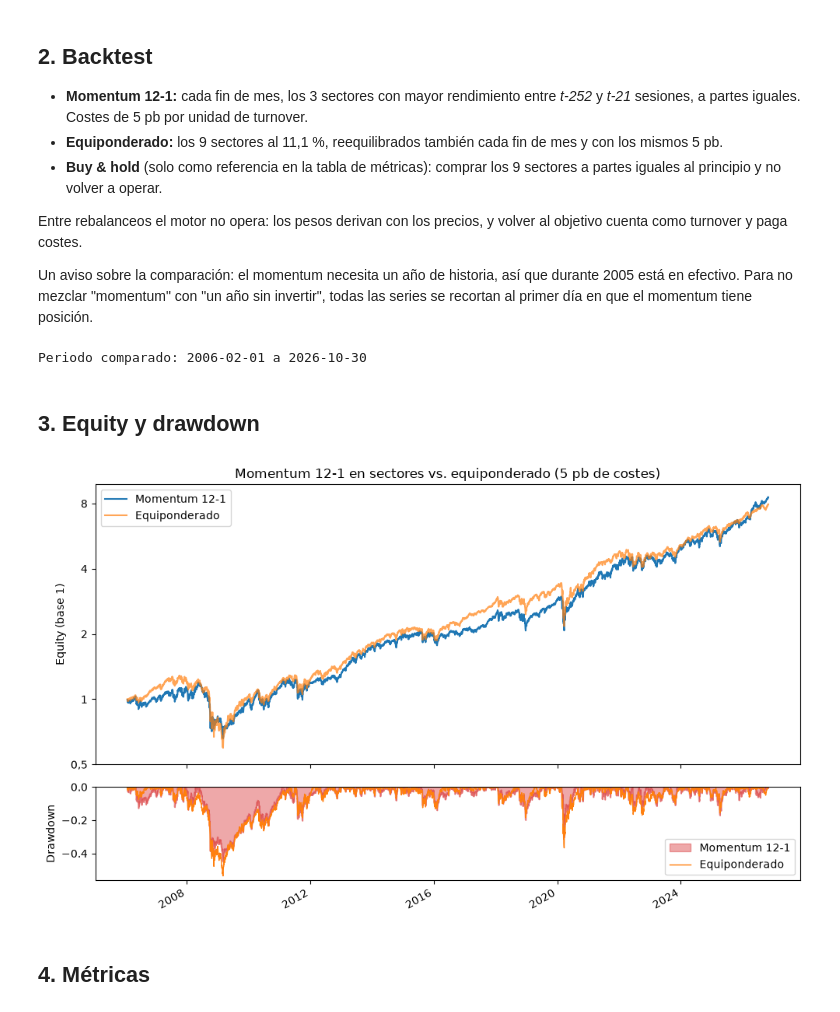
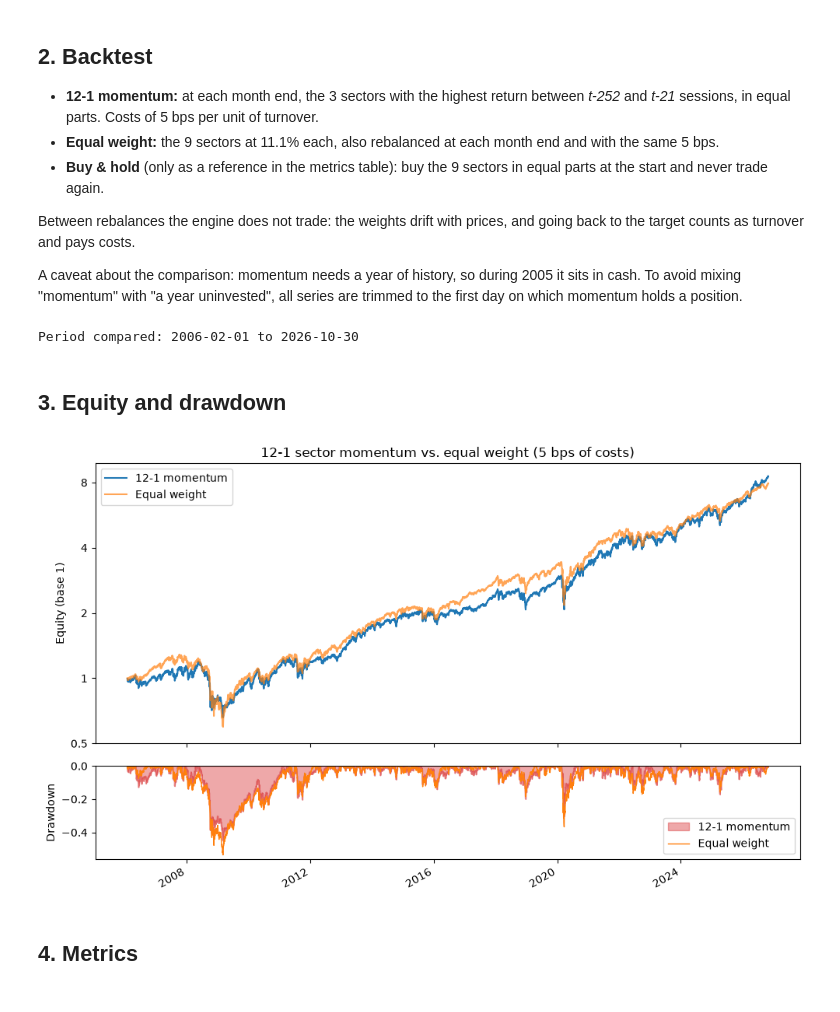
Before and after one commit to paablomorillo/quant-backtester, a Jupyter notebook: notebooks/01_sector_momentum.ipynb, the cells around one changed output. Drawn from its saved outputs; the diff is of its cells as text; code cells hidden in the pictures.

```diff
--- a/notebooks/01_sector_momentum.ipynb
+++ b/notebooks/01_sector_momentum.ipynb
@@ -58,13 +58,13 @@ quality_report(prices)
 # %% [markdown]
 ## 2. Backtest
 
-- **Momentum 12-1:** cada fin de mes, los 3 sectores con mayor rendimiento entre *t-252* y *t-21* sesiones, a partes iguales. Costes de 5 pb por unidad de turnover.
-- **Equiponderado:** los 9 sectores al 11,1 %, reequilibrados también cada fin de mes y con los mismos 5 pb.
-- **Buy & hold** (solo como referencia en la tabla de métricas): comprar los 9 sectores a partes iguales al principio y no volver a operar.
+- **12-1 momentum:** at each month end, the 3 sectors with the highest return between *t-252* and *t-21* sessions, in equal parts. Costs of 5 bps per unit of turnover.
+- **Equal weight:** the 9 sectors at 11.1% each, also rebalanced at each month end and with the same 5 bps.
+- **Buy & hold** (only as a reference in the metrics table): buy the 9 sectors in equal parts at the start and never trade again.
 
-Entre rebalanceos el motor no opera: los pesos derivan con los precios, y volver al objetivo cuenta como turnover y paga costes.
+Between rebalances the engine does not trade: the weights drift with prices, and going back to the target counts as turnover and pays costs.
 
-Un aviso sobre la comparación: el momentum necesita un año de historia, así que durante 2005 está en efectivo. Para no mezclar "momentum" con "un año sin invertir", todas las series se recortan al primer día en que el momentum tiene posición.
+A caveat about the comparison: momentum needs a year of history, so during 2005 it sits in cash. To avoid mixing "momentum" with "a year uninvested", all series are trimmed to the first day on which momentum holds a position.
 # %%
 def run_momentum(bps: float):
     return run_backtest(
@@ -77,31 +77,31 @@ momentum = run_momentum(5).since(start)
 benchmark = run_backtest(prices, EqualWeight(), ProportionalCosts(bps=5), rebalance="ME").since(
     start
 )
-# Referencia: comprar los 9 sectores a partes iguales la víspera de `start` y no operar más.
+# Reference: buy the 9 sectors in equal parts the day before `start` and never trade again.
 entry = prices.index[prices.index.get_loc(start) - 1]
 buy_hold = run_backtest(prices.loc[entry:], BuyAndHold(), ProportionalCosts(bps=5)).since(start)
-print(f"Periodo comparado: {start.date()} a {prices.index[-1].date()}")
+print(f"Period compared: {start.date()} to {prices.index[-1].date()}")
 # %% [output]
-Periodo comparado: 2006-02-01 a 2026-10-30
+Period compared: 2006-02-01 to 2026-10-30
 # %% [markdown]
-## 3. Equity y drawdown
+## 3. Equity and drawdown
 # %%
 fig = plot_result(
     momentum,
     benchmark,
-    title="Momentum 12-1 en sectores vs. equiponderado (5 pb de costes)",
-    labels=("Momentum 12-1", "Equiponderado"),
+    title="12-1 sector momentum vs. equal weight (5 bps of costs)",
+    labels=("12-1 momentum", "Equal weight"),
 )
 ax_equity = fig.axes[0]
-ax_equity.set_yscale("log")  # 20 años de crecimiento compuesto: en escala lineal 2008 no se ve
-ax_equity.set_yticks([0.5, 1, 2, 4, 8], labels=["0,5", "1", "2", "4", "8"])
+ax_equity.set_yscale("log")  # 20 years of compounding: on a linear scale 2008 is invisible
+ax_equity.set_yticks([0.5, 1, 2, 4, 8], labels=["0.5", "1", "2", "4", "8"])
 ax_equity.minorticks_off()
 fig.tight_layout()
 IMG_DIR.mkdir(parents=True, exist_ok=True)
-fig.savefig(IMG_DIR / "momentum_sectores.png", dpi=150)
+fig.savefig(IMG_DIR / "sector_momentum.png", dpi=150)
 plt.show()
 # %% [output]
-[figure, old version]
+[figure, new version]
 # %% [markdown]
-## 4. Métricas
+## 4. Metrics
 # %%
```
Also changed, not shown: parts of 11 cells of this notebook, 1 other file.
